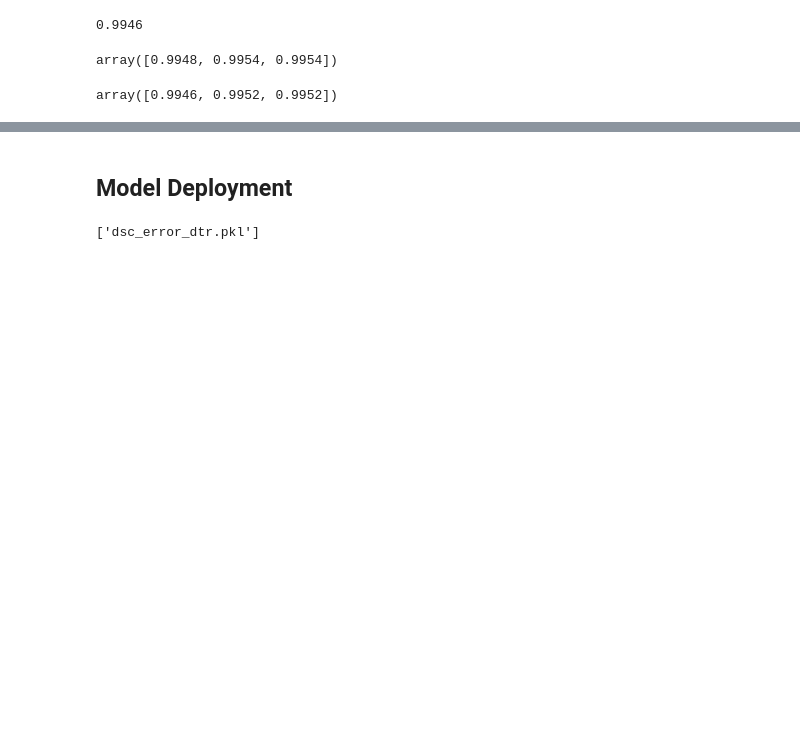
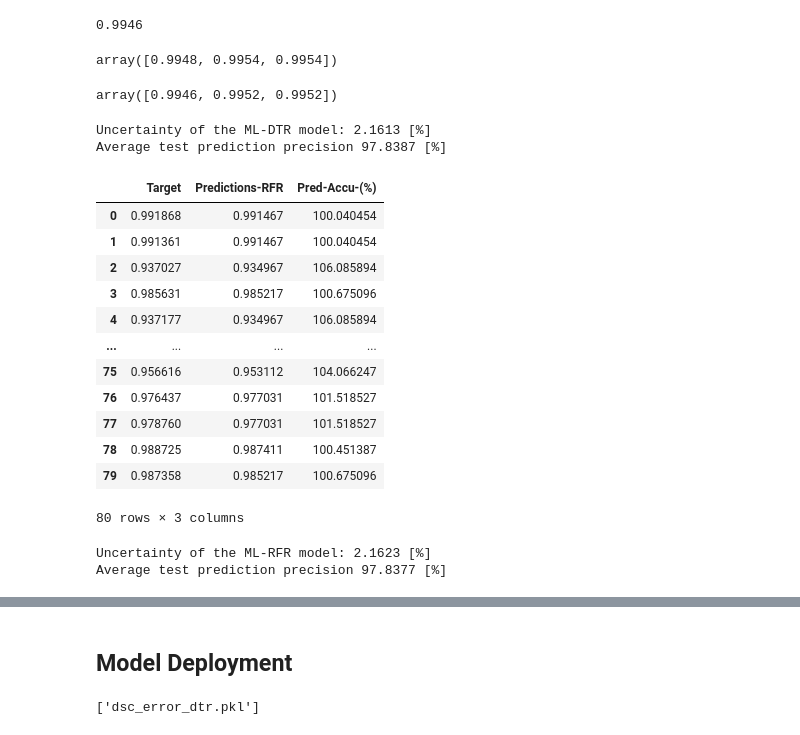
Before and after one commit to nirmalparmarphd/microDSC_error_prediction, a Jupyter notebook: ml_dsc_error_prediction.ipynb, the cells around one changed output, grey strips where cells are left out. Cells and saved outputs as stored; diff of their text form; code cells hidden in the pictures; blank space fills up the shorter version.

Commit message:
Error estimation of ML model added

```diff
--- a/ml_dsc_error_prediction.ipynb
+++ b/ml_dsc_error_prediction.ipynb
@@ -526,3 +526,46 @@ r2_adj_score_result = [adj_r2_score_polyreg, adj_r2_score_dtr, adj_r2_score_rfr]
 np.round(r2_adj_score_result, 4)
 # %% [output]
 array([0.9946, 0.9952, 0.9952])
+# %%
+# for DTR
+mean_pred = pred_accu.mean()
+std_pred = pred_accu.std()
+uncertainty_model = std_pred
+print("Uncertainty of the ML-DTR model:", np.round(uncertainty_model[0],4), '[%]')
+print("Average test prediction precision", np.round(100 - uncertainty_model[0],4), '[%]')
+# %% [output]
+Uncertainty of the ML-DTR model: 2.1613 [%]
+Average test prediction precision 97.8387 [%]
+# %%
+# for RFR
+prediction_rfr = pd.DataFrame(rfr_test_predict)
+target_test.index = prediction_rfr.index
+pred_accu = (target_test / prediction_rfr) * 100
+
+result = pd.concat([target_test, prediction_rfr, pred_accu.iloc[:,0]], axis=1, ignore_index=True)
+result.columns = ['Target', 'Predictions-RFR', 'Pred-Accu-(%)']
+result
+# %% [output]
+|  | Target | Predictions-RFR | Pred-Accu-(%) |
+| 0 | 0.991868 | 0.991467 | 100.040454 |
+| 1 | 0.991361 | 0.991467 | 100.040454 |
+| 2 | 0.937027 | 0.934967 | 106.085894 |
+| 3 | 0.985631 | 0.985217 | 100.675096 |
+| 4 | 0.937177 | 0.934967 | 106.085894 |
+| ... | ... | ... | ... |
+| 75 | 0.956616 | 0.953112 | 104.066247 |
+| 76 | 0.976437 | 0.977031 | 101.518527 |
+| 77 | 0.978760 | 0.977031 | 101.518527 |
+| 78 | 0.988725 | 0.987411 | 100.451387 |
+| 79 | 0.987358 | 0.985217 | 100.675096 |
+80 rows × 3 columns
+# %%
+# for DTR
+mean_pred = pred_accu.mean()
+std_pred = pred_accu.std()
+uncertainty_model = std_pred
+print("Uncertainty of the ML-RFR model:", np.round(uncertainty_model[0],4), '[%]')
+print("Average test prediction precision", np.round(100 - uncertainty_model[0],4), '[%]')
+# %% [output]
+Uncertainty of the ML-RFR model: 2.1623 [%]
+Average test prediction precision 97.8377 [%]
```
Also changed, not shown: parts of 13 cells of this notebook.
